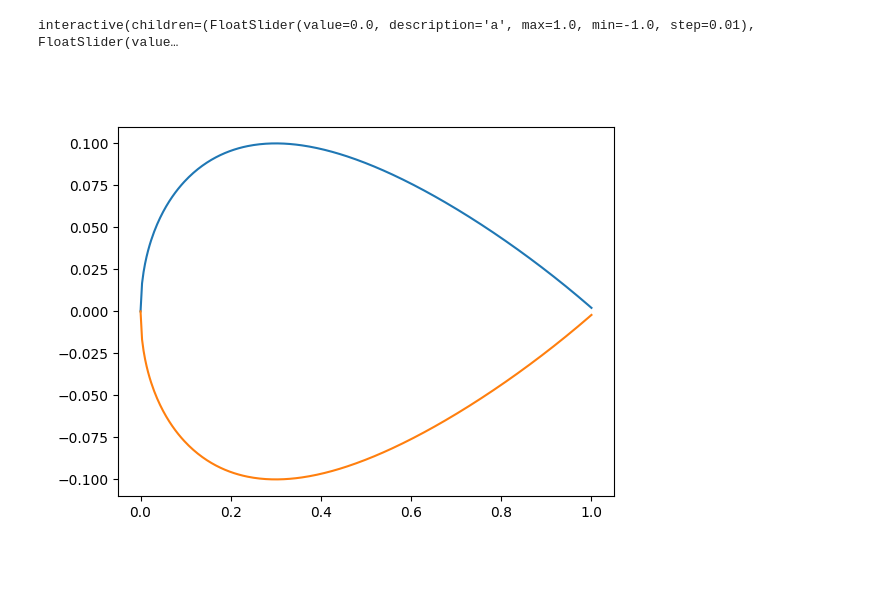
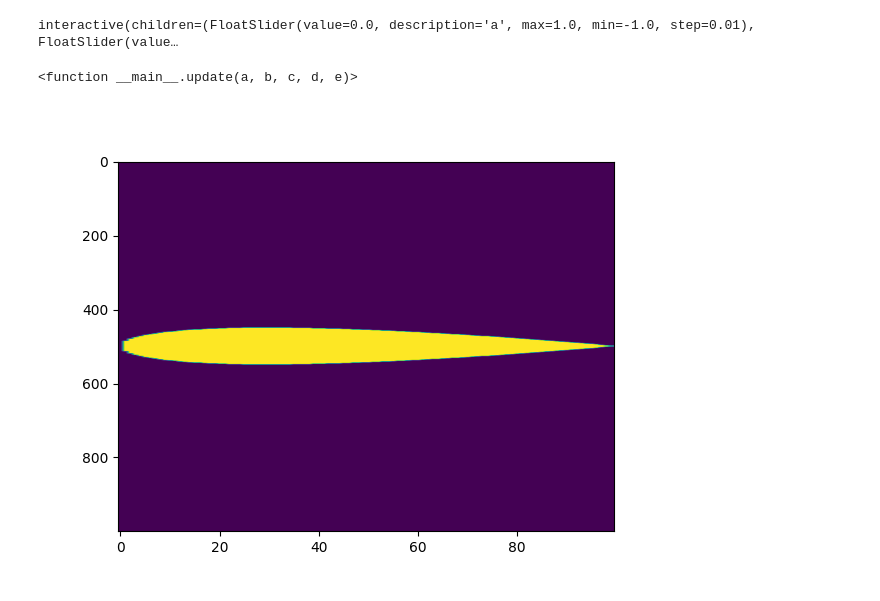
Before and after one commit to akxcix/cfd, a Jupyter notebook: naca/naca.ipynb, the cells around one changed output. Cells and saved outputs as stored; diff of their text form; code cells hidden in the pictures.

Commit message:
refined the grid plot

```diff
--- a/naca/naca.ipynb
+++ b/naca/naca.ipynb
@@ -14,12 +14,8 @@ C3 = 0.2843
 C4 = -0.1015
 
 
-def f(x, cs, c1, c2, c3, c4):
+def f(x, cs=CS, c1=C1, c2=C2, c3=C3, c4=C4):
     return cs * np.sqrt(x) + c1 * x + c2 * x**2 + c3 * x**3 + c4 * x**4
-
-
-def f_(x):
-    return f(x, CS, C1, C2, C3, C4)
 
 
 def g(x, a, b, c, d, e):
@@ -28,58 +24,60 @@ def g(x, a, b, c, d, e):
 
 def g_(x, a, b, c, d, e, add):
     gv = g(x, a, b, c, d, e)
-    fv = f_(x)
+    fv = f(x)
 
     if add:
         return gv + fv
     else:
         return gv - fv
 
 
-fig = plt.figure()
-ax = fig.add_subplot(1, 1, 1)
-(line1,) = ax.plot(x, f_(x))
-(line2,) = ax.plot(x, -f_(x))
-
-
-def update(a, b, c, d, e):
-    line1.set_ydata(g_(x, a, b, c, d, e, True))
-    line2.set_ydata(g_(x, a, b, c, d, e, False))
-    fig.canvas.draw_idle()
-
-
 def as_grid(
-    x_min: float,
-    x_max: float,
-    y_min: float,
-    y_max: float,
-    x_points: int,
-    y_points: int,
+    *,
+    x_min: float = 0,
+    x_max: float = 1,
+    y_min: float = -1,
+    y_max: float = 1,
+    x_points: int = 100,
+    y_points: int = 1000,
     params: np.ndarray | list[float],
 ):
     x_linspace = np.linspace(x_min, x_max, x_points)
     y_linspace = np.linspace(y_min, y_max, y_points)
 
+    # print(x_linspace)
     upper = g_(x_linspace, *params, True)
     lower = g_(x_linspace, *params, False)
 
     outputs = (
-        np.ones([len(x_linspace), len(y_linspace)])
-        & (y_linspace[np.newaxis, :] < upper[:, np.newaxis])
-        & (y_linspace[np.newaxis, :] > lower[:, np.newaxis])
-    )
+        np.ones([len(x_linspace), len(y_linspace)], dtype=int)
+        & (y_linspace[np.newaxis, :] <= upper[:, np.newaxis])
+        & (y_linspace[np.newaxis, :] >= lower[:, np.newaxis])
+    ).astype("i")
     assert outputs.shape == (len(x_linspace), len(y_linspace))
     return outputs
+
+
+fig = plt.figure()
+ax = fig.add_subplot(1, 1, 1)
+img = ax.imshow(as_grid(params=[0, 0, 0, 0, 0]), aspect="auto")
+
+
+def update(a, b, c, d, e):
+    gg = as_grid(params=[a, b, c, d, e])
+    img = plt.imshow(gg.T, aspect="auto")
+    # fig.canvas.draw_idle()
 
 
 interact(
     update,
     a=(-1, 1, 0.01),
     b=(-1, 1, 0.01),
     c=(-1, 1, 0.01),
     d=(-1, 1, 0.01),
     e=(-4, 4, 0.1),
-);
+)
 # %% [output]
 interactive(children=(FloatSlider(value=0.0, description='a', max=1.0, min=-1.0, step=0.01), FloatSlider(value…
+<function __main__.update(a, b, c, d, e)>
-[figure, old version]
+[figure, new version]
```
